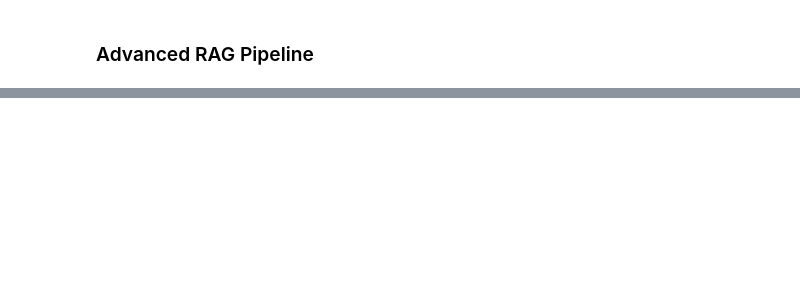
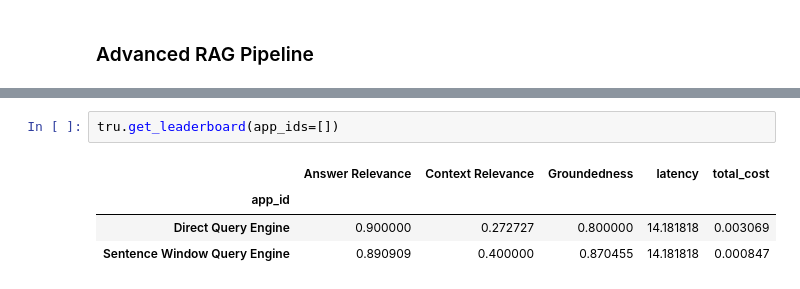
Before and after one commit to veronicaeyo/advanced-rag-llama-index, a Jupyter notebook: advanced_rag_pipeline.ipynb, the cells around one changed output, grey strips where cells are left out. Saved outputs shown, nothing was run; the diff lists cells and outputs as text; blank space fills up the shorter version.

```diff
--- a/advanced_rag_pipeline.ipynb
+++ b/advanced_rag_pipeline.ipynb
@@ -169,0 +241,7 @@ tru.run_dashboard()
+# %%
+tru.get_leaderboard(app_ids=[])
+# %% [output]
+|  | Answer Relevance | Context Relevance | Groundedness | latency | total_cost |
+| app_id |  |  |  |  |  |
+| Direct Query Engine | 0.900000 | 0.272727 | 0.800000 | 14.181818 | 0.003069 |
+| Sentence Window Query Engine | 0.890909 | 0.400000 | 0.870455 | 14.181818 | 0.000847 |
```
Also changed, not shown: parts of 22 cells of this notebook, 11 other files.
